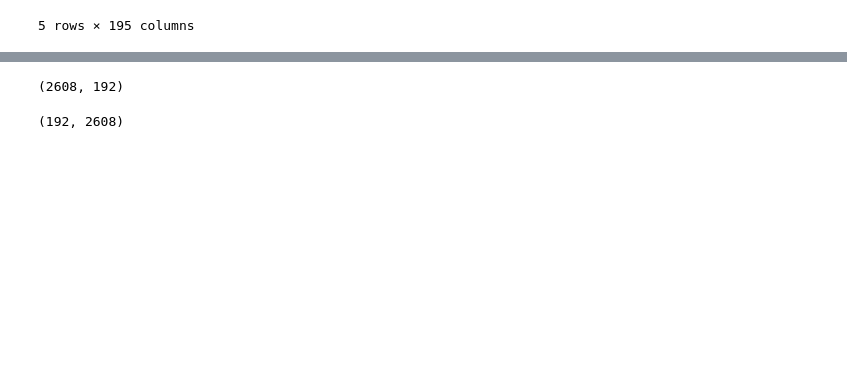
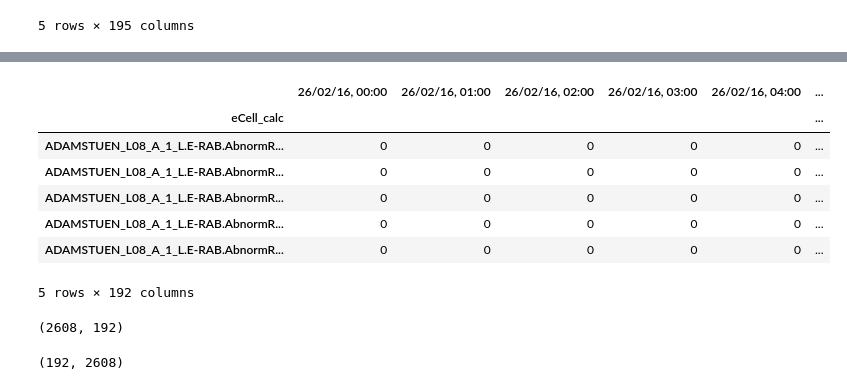
Before and after one commit to eua89/network, a Jupyter notebook: Untitled.ipynb, the cells around one changed output, grey strips where cells are left out. Cells and saved outputs as stored; diff of their text form; code cells hidden in the pictures; blank space fills up the shorter version.

```diff
--- a/Untitled.ipynb
+++ b/Untitled.ipynb
@@ -28,9 +16,23 @@ df.head()
 # %%
+df['eCell_calc'] = df[['eCell','Calculation']].apply(lambda x: "_".join(x), axis=1 )
+df = df.set_index('eCell_calc')
 df = df.drop('Unnamed: 0', 1)
 df = df.drop('eCell', 1)
-df.shape
+df = df.drop('Calculation', 1)
+df.head()
 # %% [output]
+|  | 26/02/16, 00:00 | 26/02/16, 01:00 | 26/02/16, 02:00 | 26/02/16, 03:00 | 26/02/16, 04:00 | ... |
+| eCell_calc |  |  |  |  |  | ... |
+| ADAMSTUEN_L08_A_1_L.E-RAB.AbnormR... | 0 | 0 | 0 | 0 | 0 | ... |
+| ADAMSTUEN_L08_A_1_L.E-RAB.AbnormR... | 0 | 0 | 0 | 0 | 0 | ... |
+| ADAMSTUEN_L08_A_1_L.E-RAB.AbnormR... | 0 | 0 | 0 | 0 | 0 | ... |
+| ADAMSTUEN_L08_A_1_L.E-RAB.AbnormR... | 0 | 0 | 0 | 0 | 0 | ... |
+| ADAMSTUEN_L08_A_1_L.E-RAB.AbnormR... | 0 | 0 | 0 | 0 | 0 | ... |
-(2608, 192)
+5 rows × 192 columns
+# %%
+df.shape
+# %% [output]
+(2608, 192)
 # %%
 df= df.T
 df.shape
```
Also changed, not shown: parts of 7 cells of this notebook.
